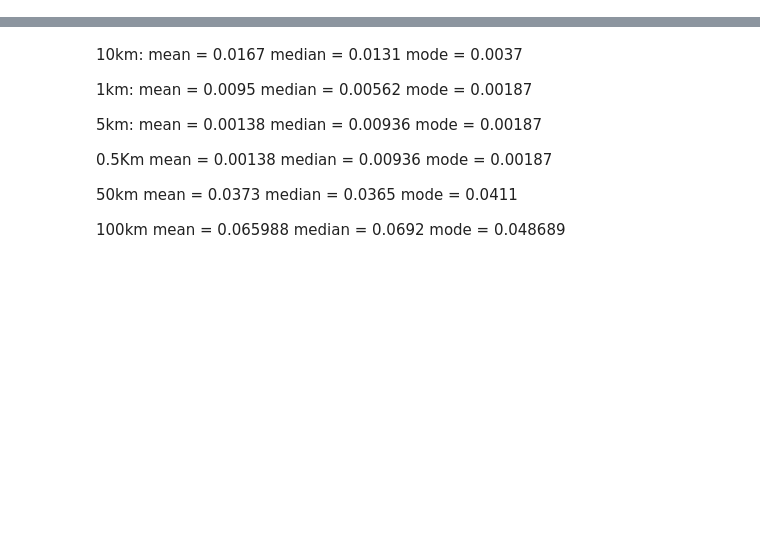
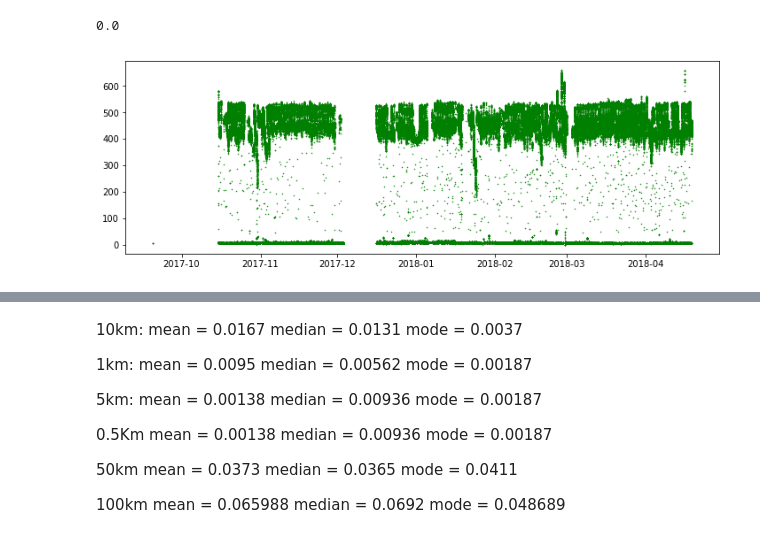
Before and after one commit to manjeet87/Signal_Analysis_UsingPython, a Jupyter notebook: Loconav/Fuel Data Analysis- ContinuousForm_MergedFile.ipynb, the cells around one changed output, grey strips where cells are left out. Drawn from its saved outputs; the diff is of its cells as text; code cells hidden in the pictures; blank space fills up the shorter version.

```diff
--- a/Loconav/Fuel Data Analysis- ContinuousForm_MergedFile.ipynb
+++ b/Loconav/Fuel Data Analysis- ContinuousForm_MergedFile.ipynb
@@ -335 +369,11 @@ plt.plot(dff2[dff2.datetime<=dff.datetime.min()].index, dff2[dff2.datetime<=dff.
+# %%
+
+%matplotlib inline
+plt.rcParams['figure.figsize'] = [12,4]
+plt.plot(dff2.datetime, dff2.fuelVoltage,'g.', markersize = 1);
+#plt.xlim(0,30000)
+(dff3.fuelVoltage.min())
+# %% [output]
+0.0
+[figure, added]
 # %%
```
Also changed, not shown: parts of 64 cells of this notebook, 8 other files.
